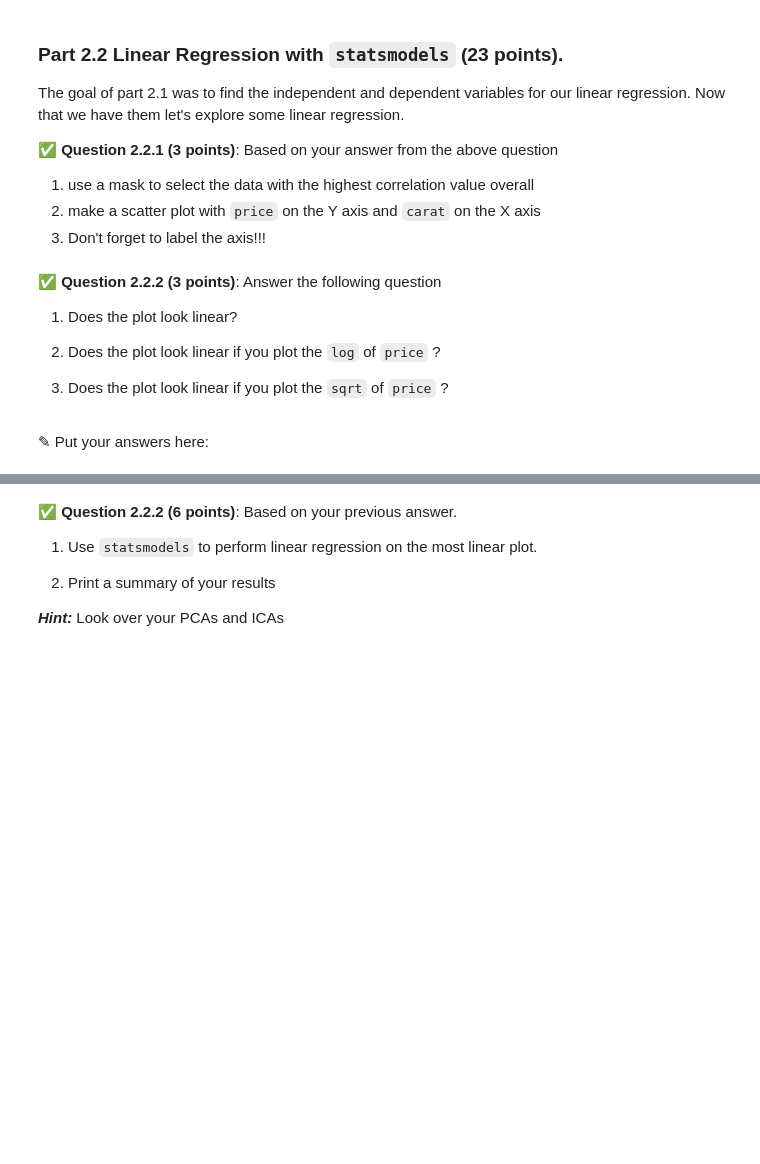
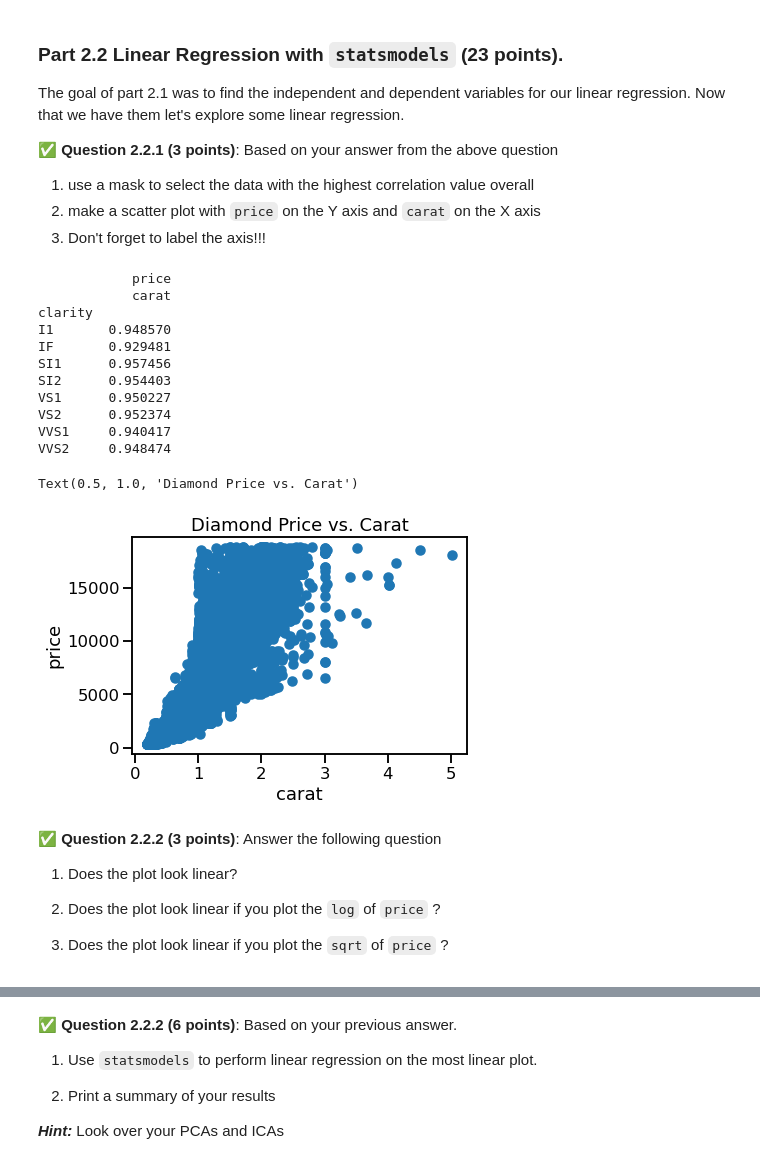
Before and after one commit to barnbyje/cmse202-s22-turnin, a Jupyter notebook: hw-04/HW-04_Regression-STUDENT.ipynb, the cells around one changed output, grey strips where cells are left out. Cells and saved outputs as stored; diff of their text form; code cells hidden in the pictures; blank space fills up the shorter version.

```diff
--- a/hw-04/HW-04_Regression-STUDENT.ipynb
+++ b/hw-04/HW-04_Regression-STUDENT.ipynb
@@ -221,0 +336,15 @@ In other words,
+# %%
+# Group by unique value, correlate with variables, and stuff
+by_cut = diamonds.groupby('cut')[['price','carat']].corr().unstack().iloc[:,1]
+by_color = diamonds.groupby('color')[['price','carat']].corr().unstack().iloc[:,1]
+by_clarity = diamonds.groupby('clarity')[['price','carat']].corr().unstack().iloc[:,1]
+
+# turn list into dataframe
+by_cut = pd.DataFrame(by_cut)
+by_color = pd.DataFrame(by_color)
+by_clarity = pd.DataFrame(by_clarity)
+
+# sort outputs in descending order to appropiately answer question above
+print(by_cut.sort_values([('price', 'carat')], ascending=False))
+print(by_color.sort_values([('price', 'carat')], ascending=False))
+print(by_clarity.sort_values([('price', 'carat')], ascending=False))
@@ -235,3 +388,27 @@ The goal of part 2.1 was to find the independent and dependent variables for our
+# %%
+# Put your code here
+print(by_clarity)
+clarity_mask = max(by_clarity[('price', 'carat')])
+clarity_mask
+
+plt.scatter(diamonds['carat'],diamonds['price'])
+plt.xlabel('carat')
+plt.ylabel('price')
+plt.title('Diamond Price vs. Carat')
+# %% [output]
+            price
+            carat
+clarity
+I1       0.948570
+IF       0.929481
+SI1      0.957456
+SI2      0.954403
+VS1      0.950227
+VS2      0.952374
+VVS1     0.940417
+VVS2     0.948474
+Text(0.5, 1.0, 'Diamond Price vs. Carat')
+[figure, added]
 # %% [markdown]
 &#9989;  **Question 2.2.2 (3 points)**: Answer the following question
 
@@ -240,5 +417,3 @@ The goal of part 2.1 was to find the independent and dependent variables for our
 2. Does the plot look linear if you plot the `log` of `price` ?
 
 3. Does the plot look linear if you plot the `sqrt` of `price` ?
-# %% [markdown]
-<font size=+3>&#9998;</font> Put your answers here:
```
Also changed, not shown: parts of 30 cells of this notebook.
